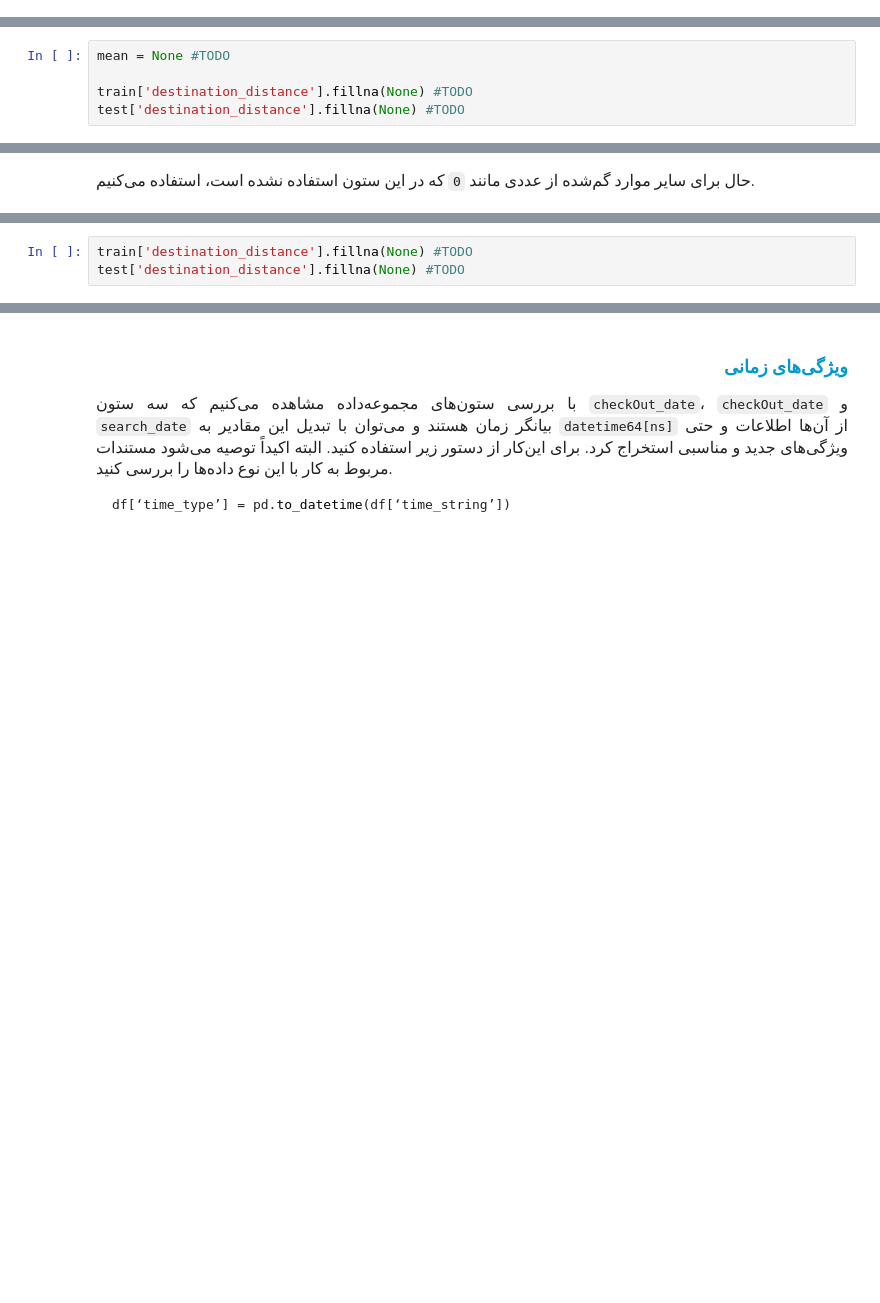
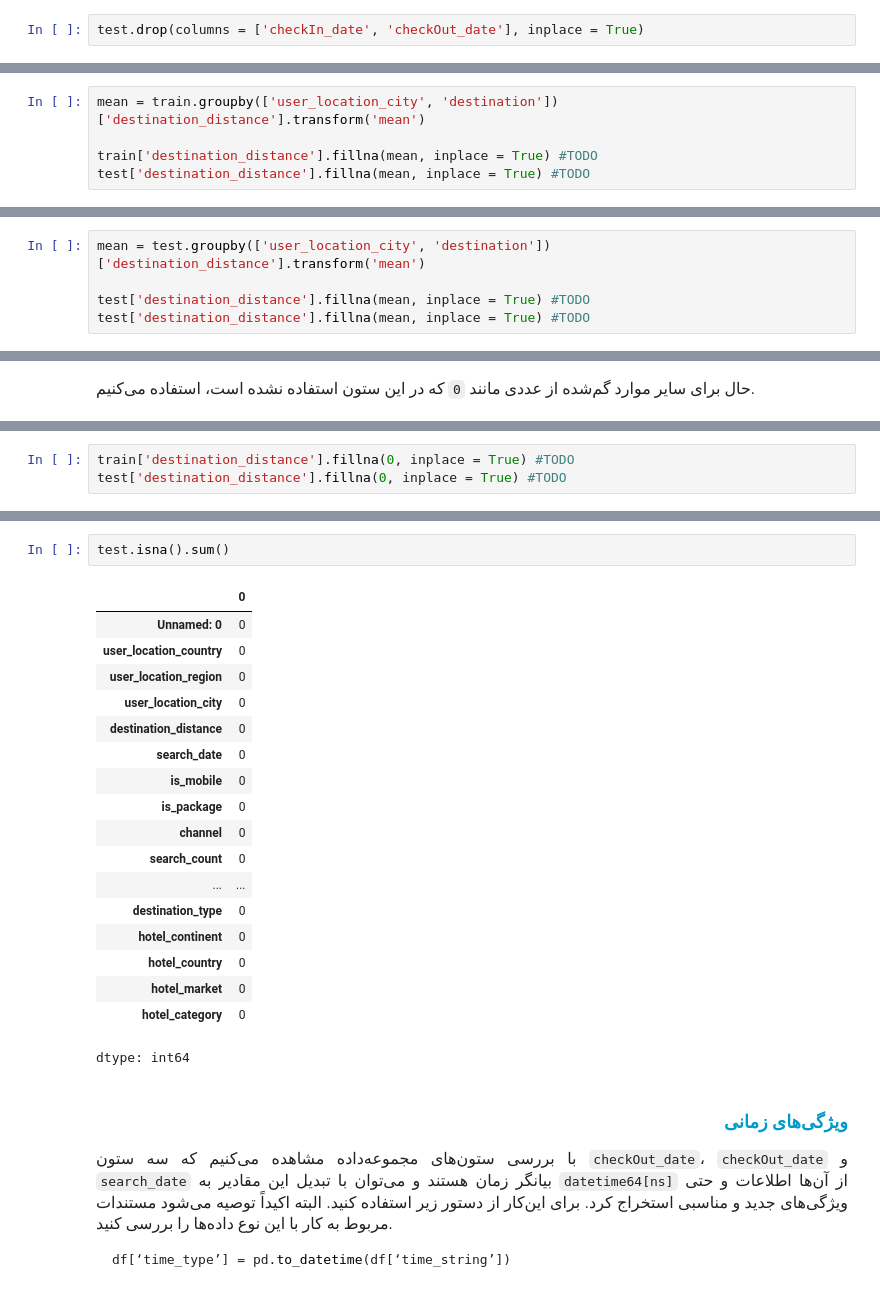
Before and after one commit to Hossein-John/Deep_learning, a Jupyter notebook: First Project/1/will_not_travel_again/will_not_travel_again/will_not_travel_again.ipynb, the cells around one changed output, grey strips where cells are left out. Drawn from its saved outputs; the diff is of its cells as text; blank space fills up the shorter version.

```diff
--- a/First Project/1/will_not_travel_again/will_not_travel_again/will_not_travel_again.ipynb
+++ b/First Project/1/will_not_travel_again/will_not_travel_again/will_not_travel_again.ipynb
@@ -165,3 +192,5 @@ train.head()
+# %%
+test.drop(columns = ['checkIn_date', 'checkOut_date'], inplace = True)
 # %%
 # TODO : handle missing checkOut_date where checkIn_date values
 # %% [markdown]
@@ -176,5 +207,5 @@ train.isna().mean()['destination_distance']
 # %%
-mean = None #TODO
+mean = train.groupby(['user_location_city', 'destination'])['destination_distance'].transform('mean')
 
-train['destination_distance'].fillna(None) #TODO
-test['destination_distance'].fillna(None) #TODO
+train['destination_distance'].fillna(mean, inplace = True) #TODO
+test['destination_distance'].fillna(mean, inplace = True) #TODO
@@ -180,0 +219,5 @@ test['destination_distance'].fillna(None) #TODO
+# %%
+mean = test.groupby(['user_location_city', 'destination'])['destination_distance'].transform('mean')
+
+test['destination_distance'].fillna(mean, inplace = True) #TODO
+test['destination_distance'].fillna(mean, inplace = True) #TODO
@@ -190,3 +244,3 @@ train[train['destination_distance'] == 0]
 # %%
-train['destination_distance'].fillna(None) #TODO
-test['destination_distance'].fillna(None) #TODO
+train['destination_distance'].fillna(0, inplace = True) #TODO
+test['destination_distance'].fillna(0, inplace = True) #TODO
@@ -195,3 +275,24 @@ train.isna().sum()
+# %%
+test.isna().sum()
+# %% [output]
+|  | 0 |
+| Unnamed: 0 | 0 |
+| user_location_country | 0 |
+| user_location_region | 0 |
+| user_location_city | 0 |
+| destination_distance | 0 |
+| search_date | 0 |
+| is_mobile | 0 |
+| is_package | 0 |
+| channel | 0 |
+| search_count | 0 |
+| ... | ... |
+| destination_type | 0 |
+| hotel_continent | 0 |
+| hotel_country | 0 |
+| hotel_market | 0 |
+| hotel_category | 0 |
+dtype: int64
 # %% [markdown]
 <h3 align=right style="line-height:200%;font-family:vazir;color:#0099cc">
 <font face="vazir" color="#0099cc">
```
Also changed, not shown: parts of 14 cells of this notebook.
